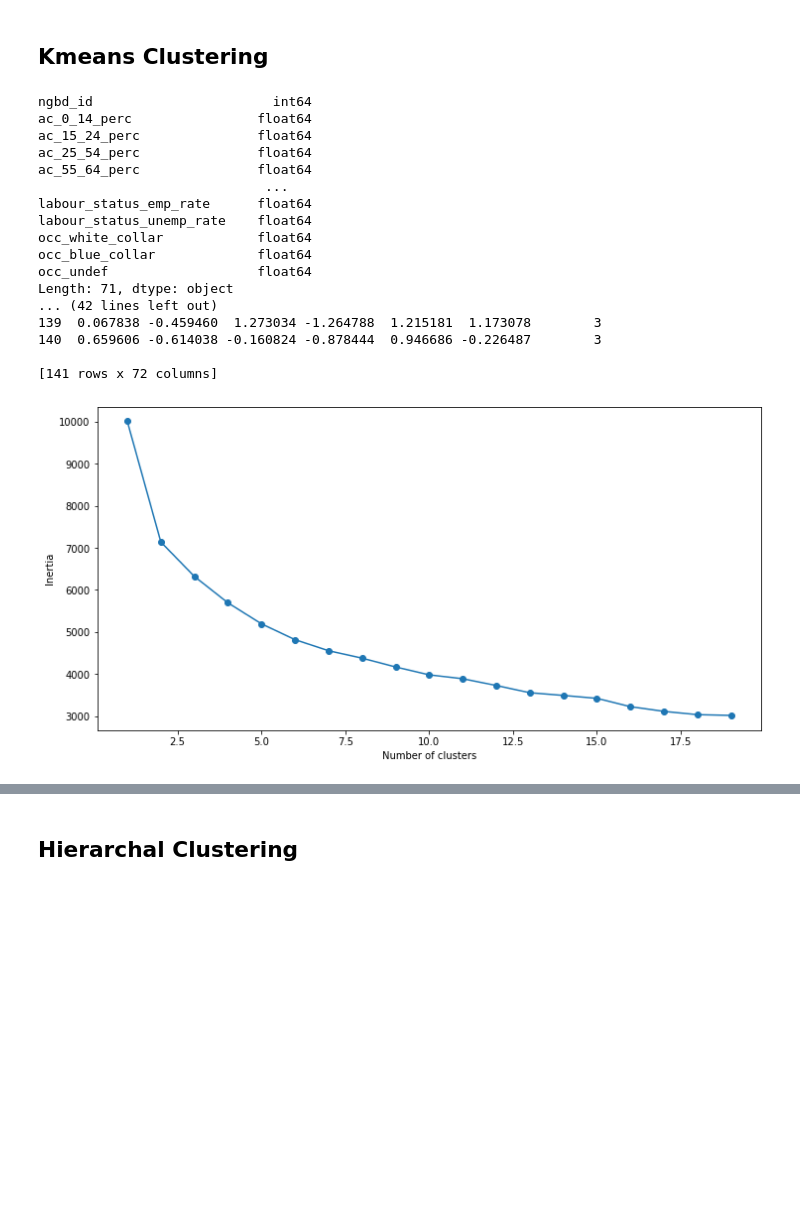
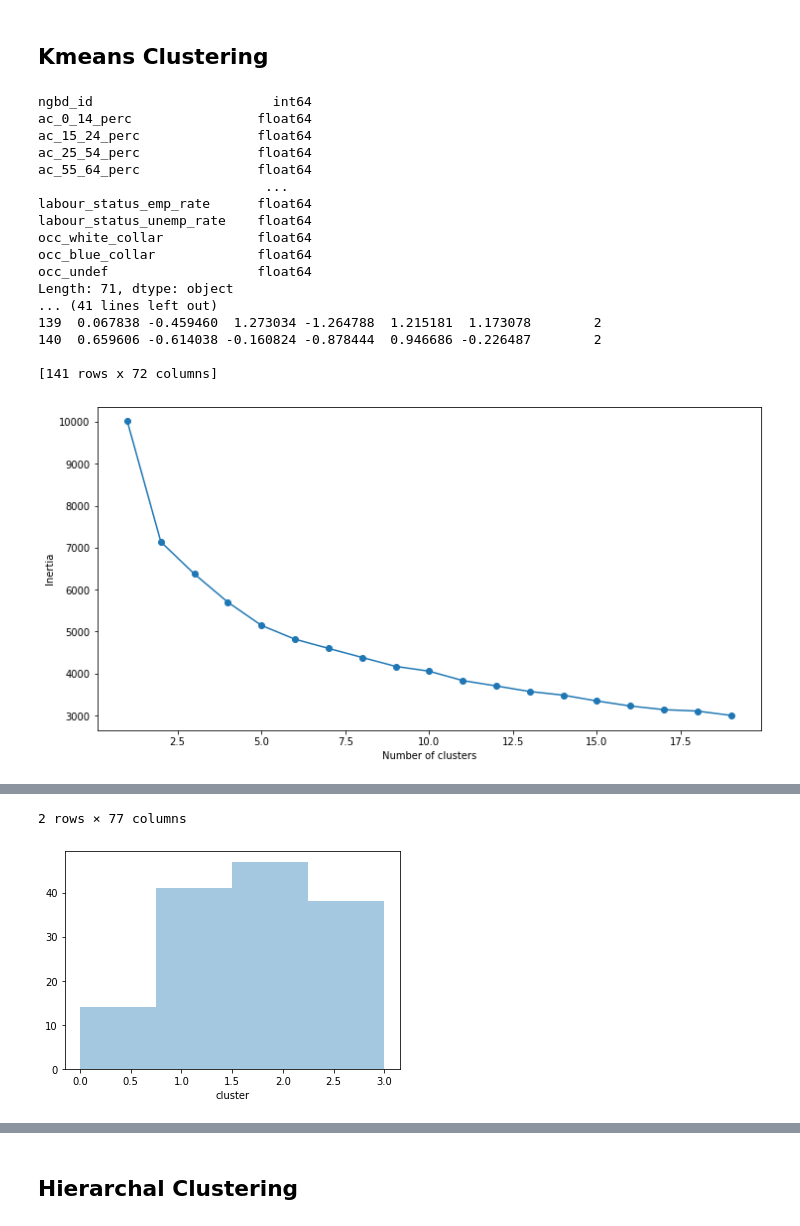
Before and after one commit to Simha-Kalimipalli/toronto-hoods-housing, a Jupyter notebook: Untitled0.ipynb, the cells around one changed output, grey strips where cells are left out. Saved outputs shown, nothing was run; the diff lists cells and outputs as text; code cells hidden in the pictures; blank space fills up the shorter version.

```diff
--- a/Untitled0.ipynb
+++ b/Untitled0.ipynb
@@ -31,7 +64,7 @@ data_scaled = scaler.fit_transform(data1)
 pd.DataFrame(data_scaled).describe()
 
 # defining the kmeans function with initialization as k-means++
-kmeans = KMeans(n_clusters=2, init='k-means++')
+kmeans = KMeans(n_clusters=10, init='k-means++')
 
 # fitting the k means algorithm on scaled data
 kmeans.fit(data_scaled)
@@ -54,7 +87,7 @@ plt.xlabel('Number of clusters')
 plt.ylabel('Inertia')
 
 # k means using 5 clusters and k-means++ initialization
-kmeans = KMeans( n_clusters = 5, init='k-means++')
+kmeans = KMeans( n_clusters = 4, init='k-means++')
 kmeans.fit(data_scaled)
 pred = kmeans.predict(data_scaled)
 
@@ -77,9 +110,27 @@ occ_white_collar            float64
 occ_blue_collar             float64
 occ_undef                   float64
 Length: 71, dtype: object
-... (42 lines left out)
-139  0.067838 -0.459460  1.273034 -1.264788  1.215181  1.173078        3
-140  0.659606 -0.614038 -0.160824 -0.878444  0.946686 -0.226487        3
+... (41 lines left out)
+139  0.067838 -0.459460  1.273034 -1.264788  1.215181  1.173078        2
+140  0.659606 -0.614038 -0.160824 -0.878444  0.946686 -0.226487        2
 
 [141 rows x 72 columns]
 [figure]
+# %%
+# Read file
+data = pd.read_csv("drive/My Drive/development/MachineLearning/Neighborhoods/data_out/frames.csv", encoding='utf-8')
+data = data.iloc[1: , :]
+data  = data.dropna()
+
+data1 = pd.read_csv("drive/My Drive/development/MachineLearning/Neighborhoods/data_in/neighbourhood.csv", encoding='utf-8')
+data1 = data1.iloc[1: , :]
+data1['name']
+
+data['name'] = data1['name']
+
+# Show the distribution of unemployment rate
+sns.distplot( data["cluster"], hist=True, kde=False, rug=False );
+
+fullData = geoData.merge(data, left_on=['neighbourhood'], right_on=['name'])
+fullData.head(2)
+# %% [output]
@@ -85,0 +140,2 @@ Length: 71, dtype: object
+2 rows × 77 columns
+[figure, added]
```
Also changed, not shown: parts of 3 cells of this notebook.
